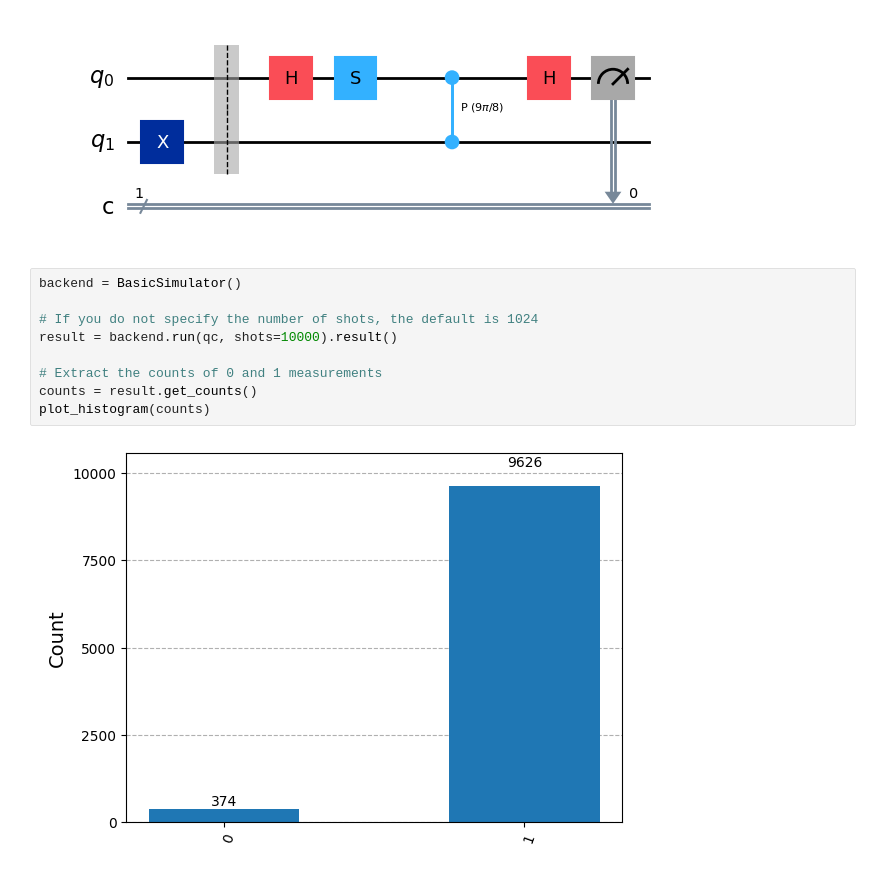
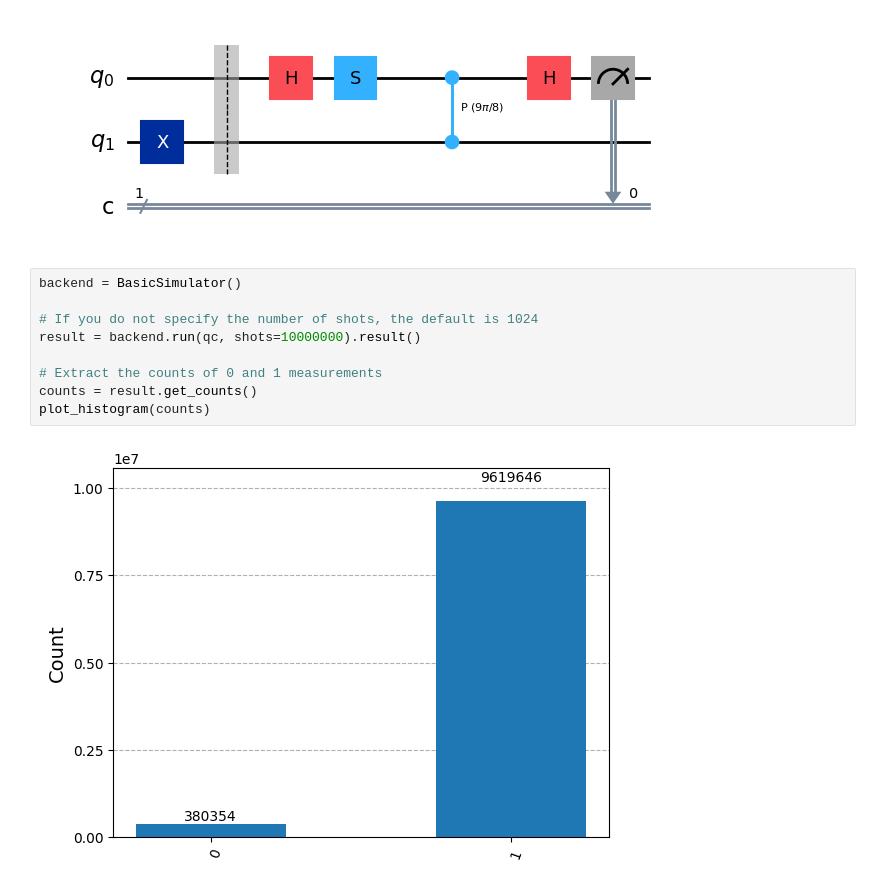
Before and after one commit to paulbruzzi/quantum-linear-algebra, a Jupyter notebook: Hadamard_Test.ipynb, the cells around one changed output. Saved outputs shown, nothing was run; the diff lists cells and outputs as text.

```diff
--- a/Hadamard_Test.ipynb
+++ b/Hadamard_Test.ipynb
@@ -39,13 +39,13 @@ qc2.draw("mpl")
 # %%
 backend = BasicSimulator()
 
 # If you do not specify the number of shots, the default is 1024
-result = backend.run(qc, shots=10000).result()
+result = backend.run(qc, shots=10000000).result()
 
 # Extract the counts of 0 and 1 measurements
 counts = result.get_counts()
 plot_histogram(counts)
 # %% [output]
-[figure, old version]
+[figure, new version]
 # %%
 # If you do not specify the number of shots, the default is 1024
```
Also changed, not shown: parts of 2 cells of this notebook.
